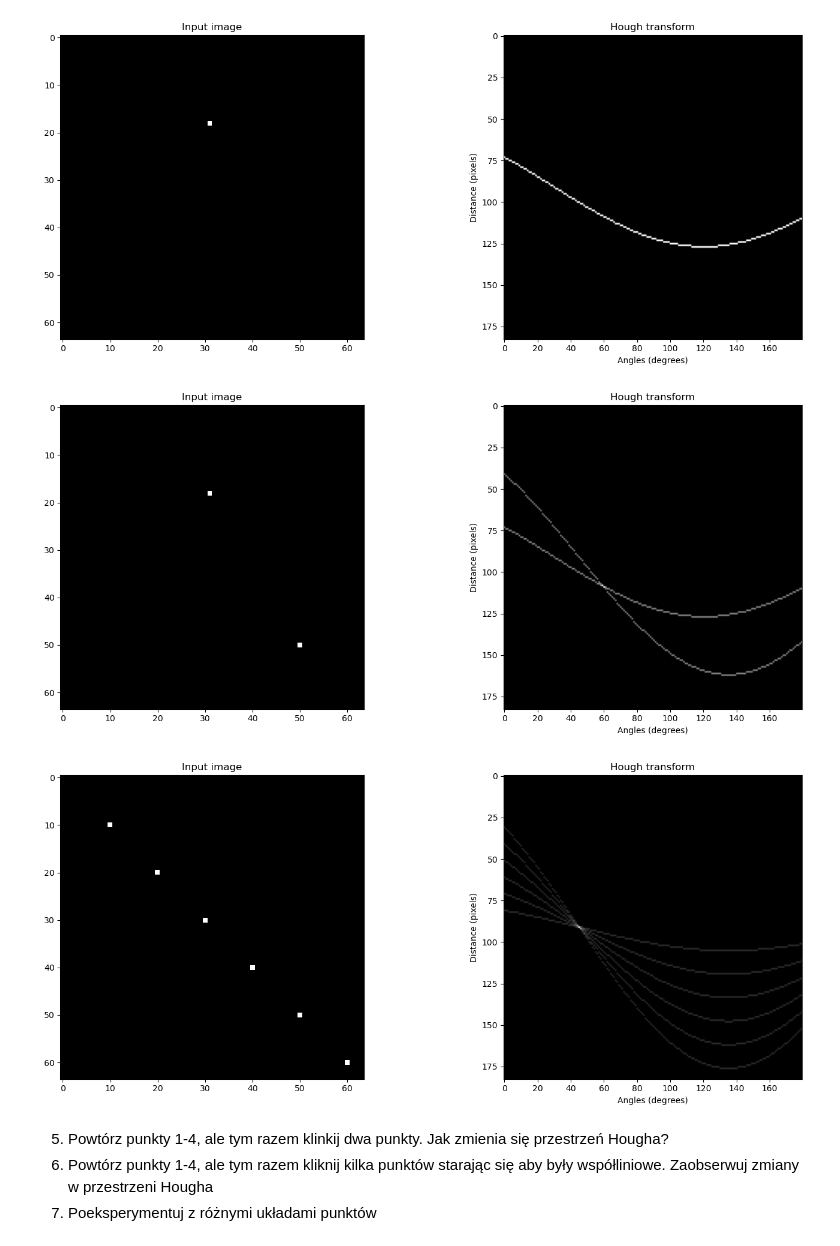
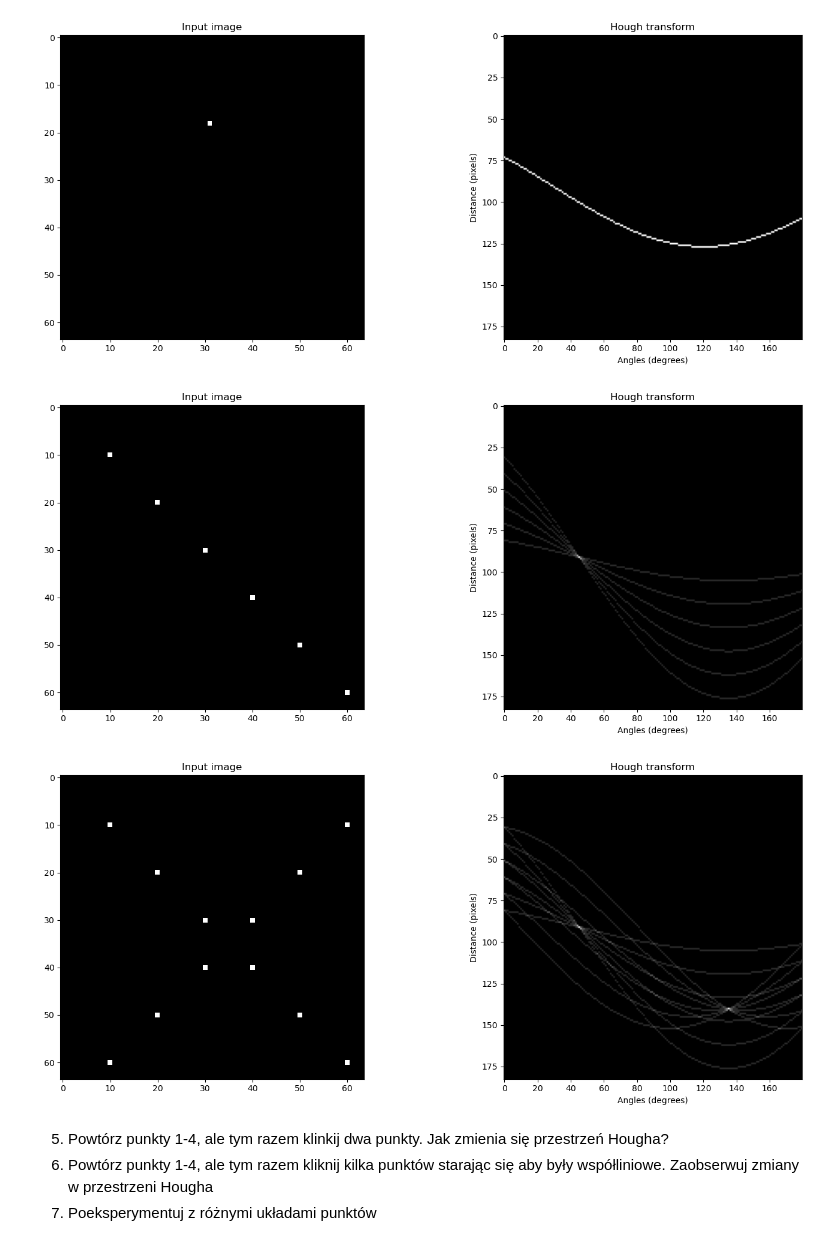
Before and after one commit to omnibus1/poc, a Jupyter notebook: lab11/11_Hough.ipynb, the cells around one changed output. Cells and saved outputs as stored; diff of their text form; code cells hidden in the pictures.

```diff
--- a/lab11/11_Hough.ipynb
+++ b/lab11/11_Hough.ipynb
@@ -96,24 +96,28 @@ res = hough_line(im)
 show_hough(res[0],im)
 # %% [output]
 [figure]
-# %%
-im[50,50]=1
-res = hough_line(im)
-show_hough(res[0],im)
-# %% [output]
-[figure, removed]
 # %%
 im = np.zeros((64,64), dtype=np.uint8)
 im[10,10]=1
 im[20,20]=1
 im[30,30]=1
 im[40,40]=1
 im[50,50]=1
 im[60,60]=1
 res = hough_line(im)
 show_hough(res[0],im)
+
+im[60,10]=1
+im[50,20]=1
+im[40,30]=1
+im[30,40]=1
+im[20,50]=1
+im[10,60]=1
+res = hough_line(im)
+show_hough(res[0],im)
 # %% [output]
 [figure]
+[figure, added]
 # %% [markdown]
 5. Powtórz punkty 1-4, ale tym razem klinkij dwa punkty. Jak zmienia się przestrzeń Hougha?
 6. Powtórz punkty 1-4, ale tym razem kliknij kilka punktów starając się aby były współliniowe. Zaobserwuj zmiany w przestrzeni Hougha
```
Also changed, not shown: parts of 9 cells of this notebook, 3 other files.
